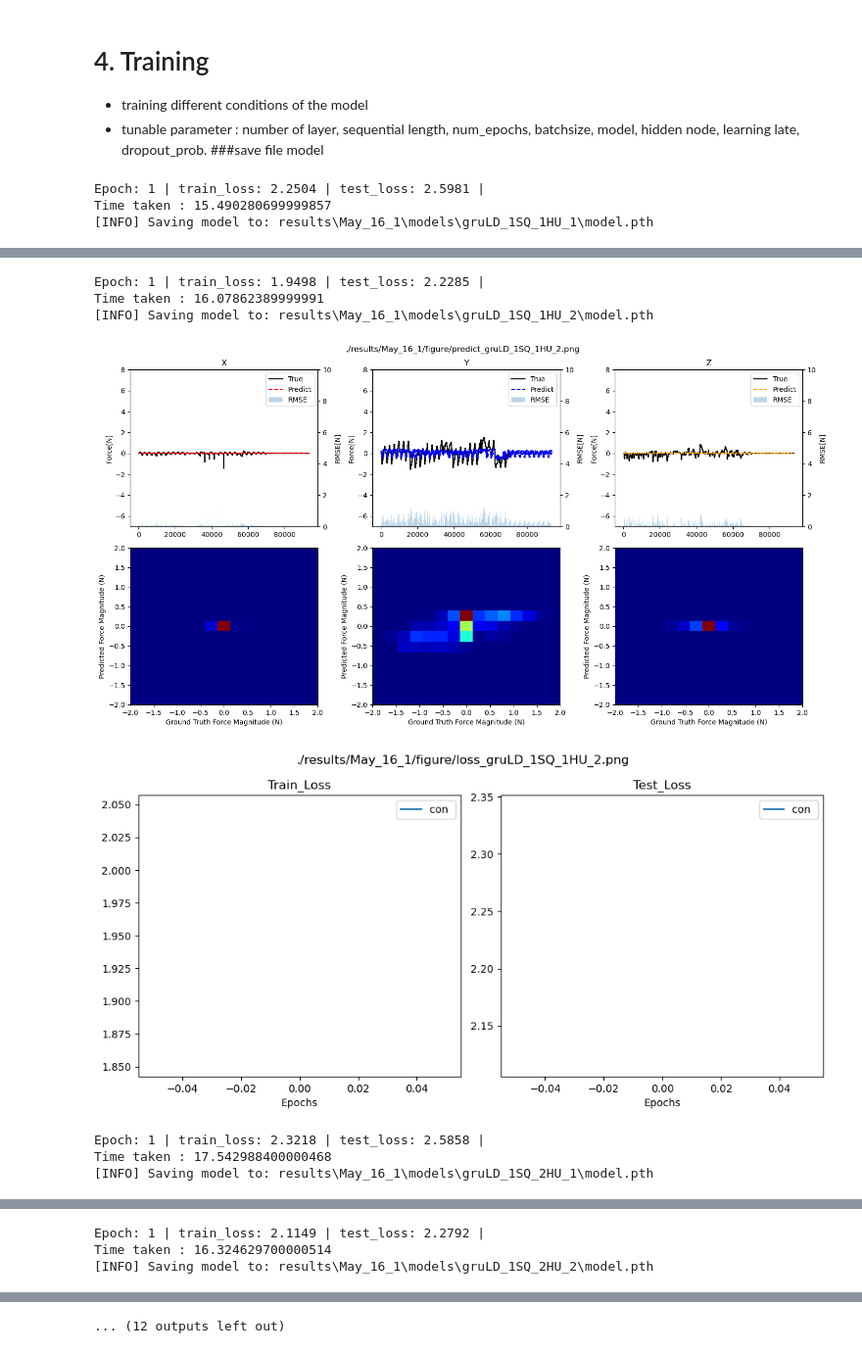
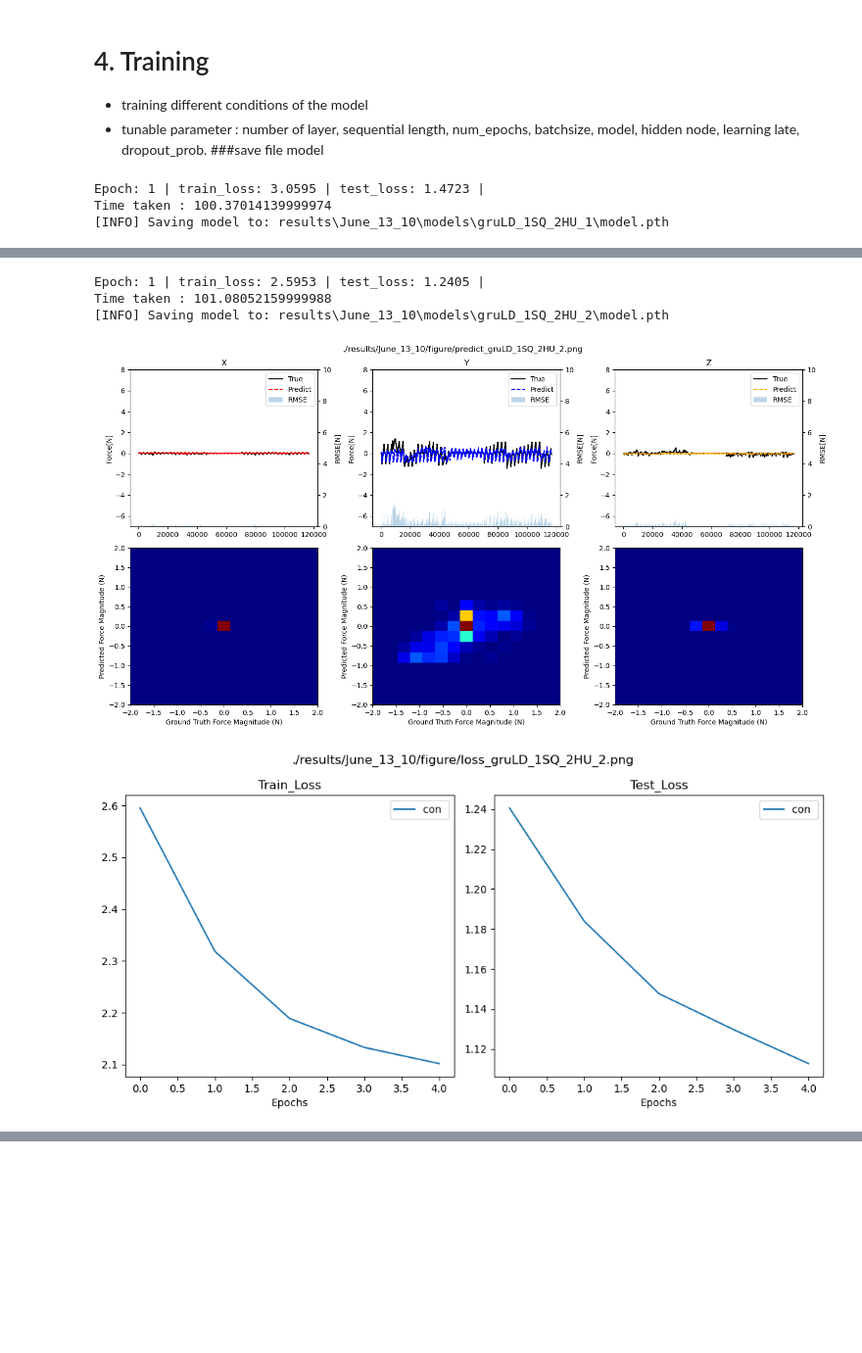
Before and after one commit to hunissweet/Soft_finger_training, a Jupyter notebook: 2.Learning.ipynb, the cells around one changed output, grey strips where cells are left out. Shown: that part at 98% size. Cells and saved outputs as stored; diff of their text form; code cells hidden in the pictures; blank space fills up the shorter version.

Commit message:
Training part modified

```diff
--- a/2.Learning.ipynb
+++ b/2.Learning.ipynb
@@ -271,13 +506,15 @@ os.makedirs(scaler_dir,exist_ok=True)
 dscrpt=1
 
 # Hyper parameters
-LAYER_DIM1=[32,64,128]
-#LAYER_DIM1=[1,2] #
-Sequential_L1=[32,64,128] #
-NUM_EPOCHS = 50
+#LAYER_DIM1=[32,64,128]
+
+LAYER_DIM1=[1] #
+#Sequential_L1=[32,64,128] #
+Sequential_L1=[2]
+NUM_EPOCHS = 5
 BATCH_SIZE = 128
-HIDDEN_UNITS1 = [32,64,128]
-#HIDDEN_UNITS1 = [1,2]
+#HIDDEN_UNITS1 = [32,64,128]
+HIDDEN_UNITS1 = [1,2]
 LEARNING_RATE = 0.001
 Dropout_prob=0.2
 model_name=['gru']
@@ -285,9 +522,9 @@ device = torch.device("cuda:0" if torch.cuda.is_available() else "cpu")
 
 
 
-train_d= pd.DataFrame(total.query('properties<"4"  ').values,columns=Columns)
-test_d= pd.DataFrame(total.query('properties=="4" ').values,columns=Columns)
-
+train_d= Tr_Data
+test_d= Te_Data
+total_feature= r_feature# rl_feature, r_feature, l_feature
 
 
 for i in range(len(LAYER_DIM1)):
@@ -450,6 +687,6 @@ for i in range(len(LAYER_DIM1)):
                 joblib.dump(X_tr_scaler, model_scaler+"/X_scaler.save")
                 joblib.dump(Y_tr_scaler, model_scaler+"/Y_scaler.save")
 # %% [output]
-Epoch: 1 | train_loss: 2.2504 | test_loss: 2.5981 |
-Time taken : 15.490280699999857
-[INFO] Saving model to: results\May_16_1\models\gruLD_1SQ_1HU_1\model.pth
+Epoch: 1 | train_loss: 3.0595 | test_loss: 1.4723 |
+Time taken : 100.37014139999974
+[INFO] Saving model to: results\June_13_10\models\gruLD_1SQ_2HU_1\model.pth
@@ -458,8 +695,5 @@ Time taken : 15.490280699999857
-Epoch: 1 | train_loss: 1.9498 | test_loss: 2.2285 |
-Time taken : 16.07862389999991
-[INFO] Saving model to: results\May_16_1\models\gruLD_1SQ_1HU_2\model.pth
+Epoch: 1 | train_loss: 2.5953 | test_loss: 1.2405 |
+Time taken : 101.08052159999988
+[INFO] Saving model to: results\June_13_10\models\gruLD_1SQ_2HU_2\model.pth
-[figure, old version]
+[figure, new version]
-[figure, old version]
+[figure, new version]
-Epoch: 1 | train_loss: 2.3218 | test_loss: 2.5858 |
-Time taken : 17.542988400000468
-[INFO] Saving model to: results\May_16_1\models\gruLD_1SQ_2HU_1\model.pth
@@ -468,3 +699,0 @@ Time taken : 17.542988400000468
-Epoch: 1 | train_loss: 2.1149 | test_loss: 2.2792 |
-Time taken : 16.324629700000514
-[INFO] Saving model to: results\May_16_1\models\gruLD_1SQ_2HU_2\model.pth
@@ -473 +699,0 @@ Time taken : 16.324629700000514
-... (12 outputs left out)
```
Also changed, not shown: parts of 7 cells of this notebook.
